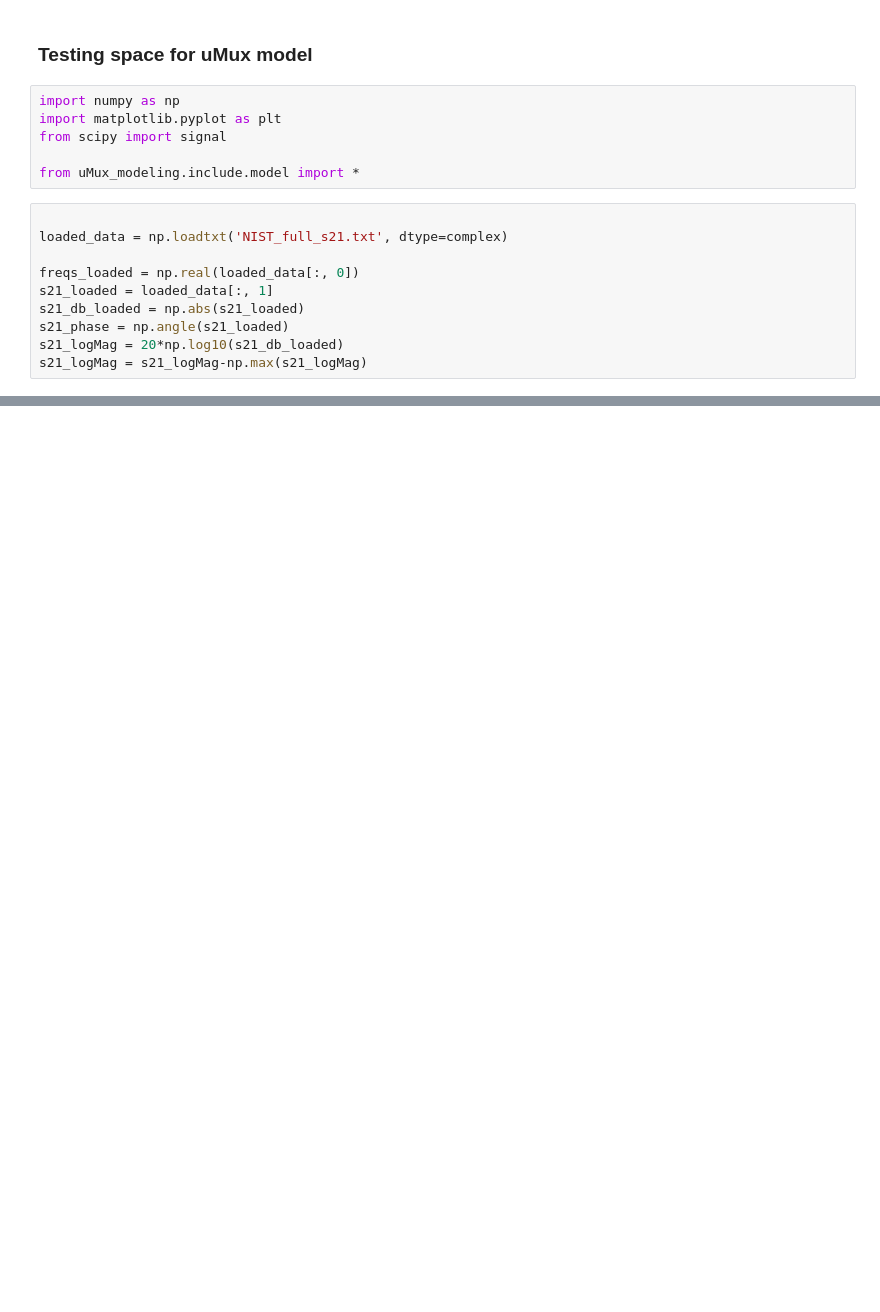
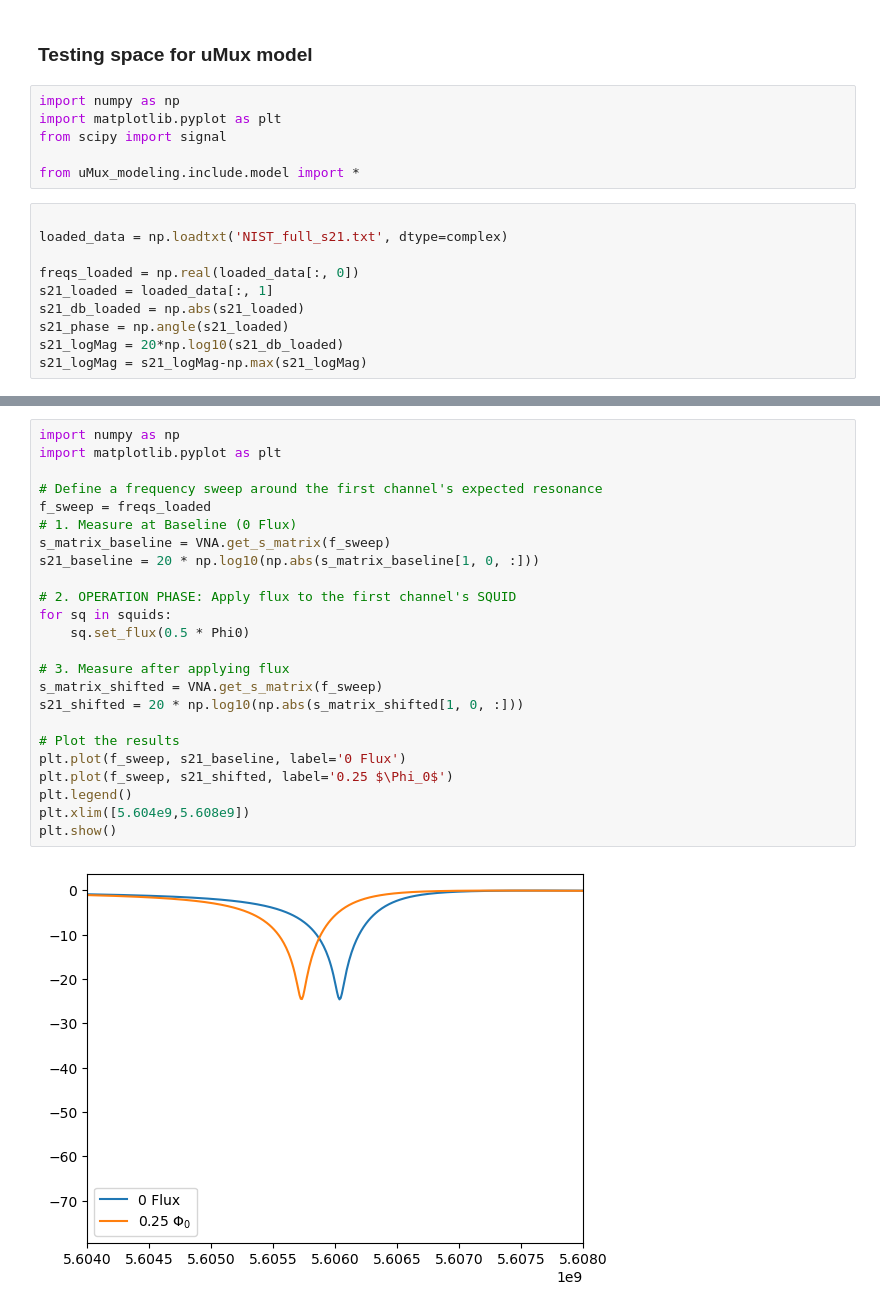
Before and after one commit to QTSF-Mines/Microwave-Multiplexing, a Jupyter notebook: uMux_modeling/model_testing.ipynb, the cells around one changed output, grey strips where cells are left out. Drawn from its saved outputs; the diff is of its cells as text; blank space fills up the shorter version.

```diff
--- a/uMux_modeling/model_testing.ipynb
+++ b/uMux_modeling/model_testing.ipynb
@@ -58,0 +78,26 @@ plt.show()
+# %%
+import numpy as np
+import matplotlib.pyplot as plt
+
+# Define a frequency sweep around the first channel's expected resonance
+f_sweep = freqs_loaded
+# 1. Measure at Baseline (0 Flux)
+s_matrix_baseline = VNA.get_s_matrix(f_sweep)
+s21_baseline = 20 * np.log10(np.abs(s_matrix_baseline[1, 0, :]))
+
+# 2. OPERATION PHASE: Apply flux to the first channel's SQUID
+for sq in squids:
+    sq.set_flux(0.5 * Phi0)
+
+# 3. Measure after applying flux
+s_matrix_shifted = VNA.get_s_matrix(f_sweep)
+s21_shifted = 20 * np.log10(np.abs(s_matrix_shifted[1, 0, :]))
+
+# Plot the results
+plt.plot(f_sweep, s21_baseline, label='0 Flux')
+plt.plot(f_sweep, s21_shifted, label='0.25 $\Phi_0$')
+plt.legend()
+plt.xlim([5.604e9,5.608e9])
+plt.show()
+# %% [output]
+[figure, added]
```
Also changed, not shown: parts of 2 cells of this notebook, 1 other file.
